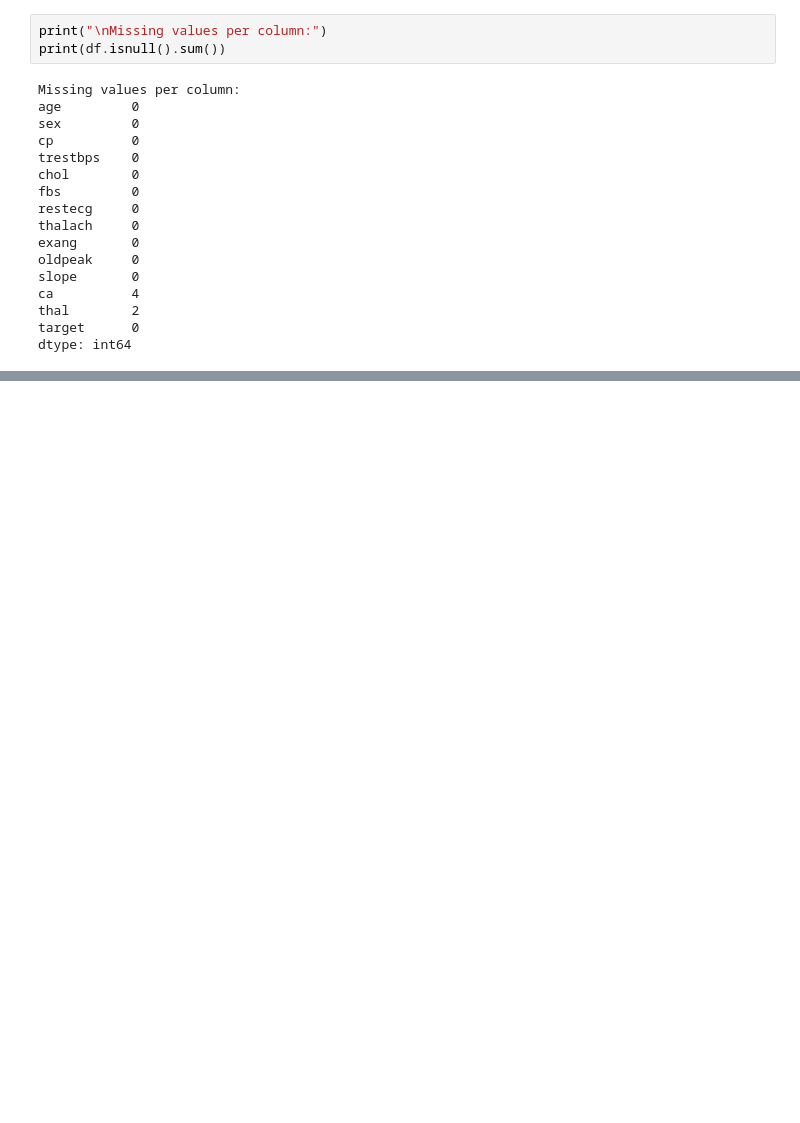
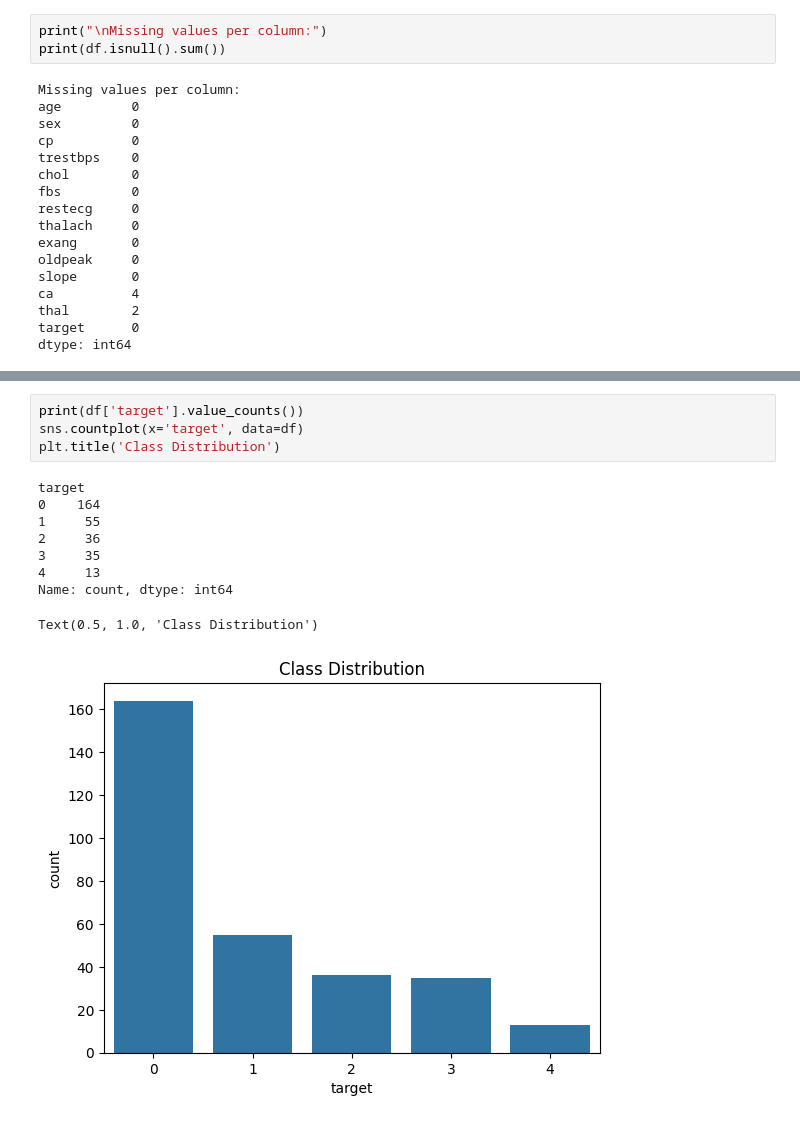
Before and after one commit to Alihansagat/Intro-To-ML, a Jupyter notebook: Project/checking.ipynb, the cells around one changed output, grey strips where cells are left out. Drawn from its saved outputs; the diff is of its cells as text; blank space fills up the shorter version.

```diff
--- a/Project/checking.ipynb
+++ b/Project/checking.ipynb
@@ -92,0 +145,14 @@ dtype: int64
+# %%
+print(df['target'].value_counts())
+sns.countplot(x='target', data=df)
+plt.title('Class Distribution')
+# %% [output]
+target
+0    164
+1     55
+2     36
+3     35
+4     13
+Name: count, dtype: int64
+Text(0.5, 1.0, 'Class Distribution')
+[figure, added]
```
Also changed, not shown: parts of 38 cells of this notebook, 5 other files.
